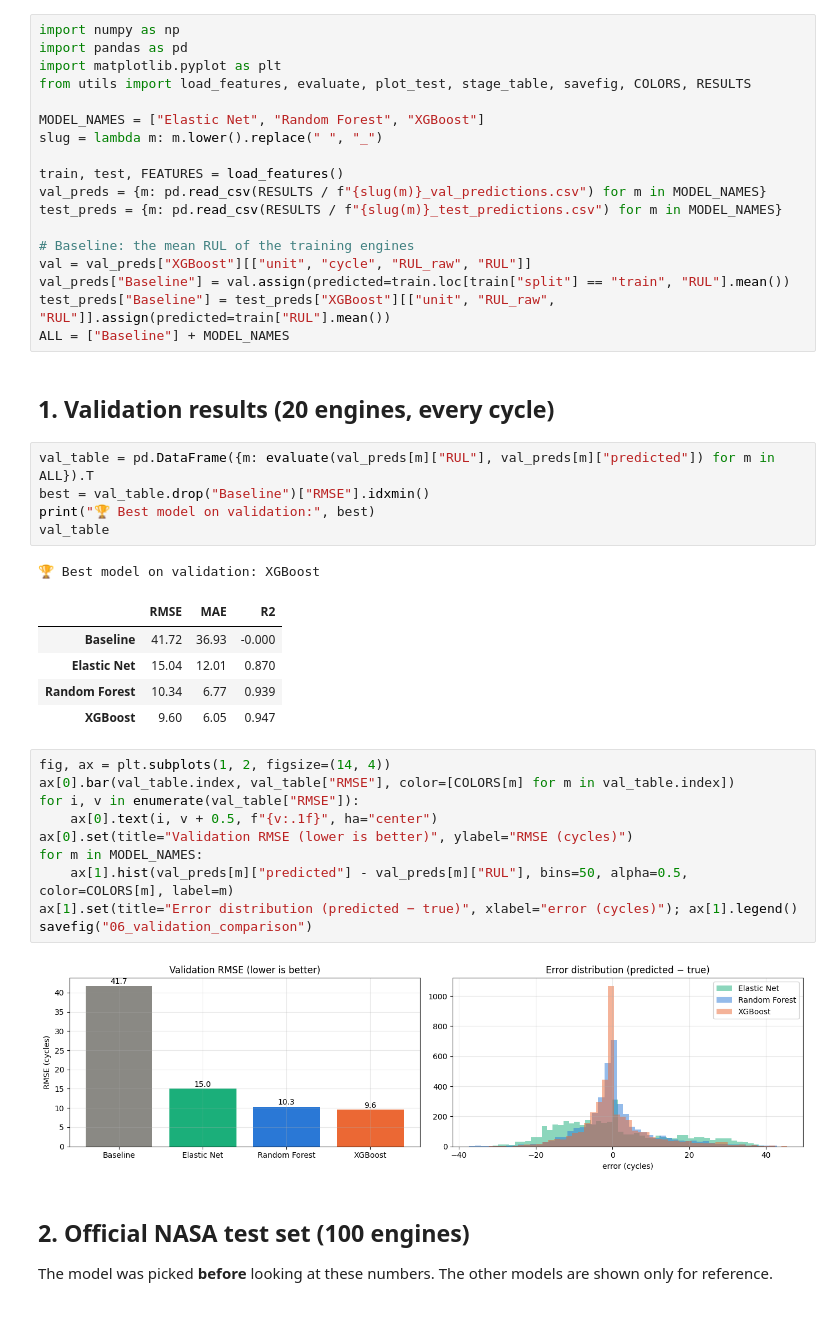
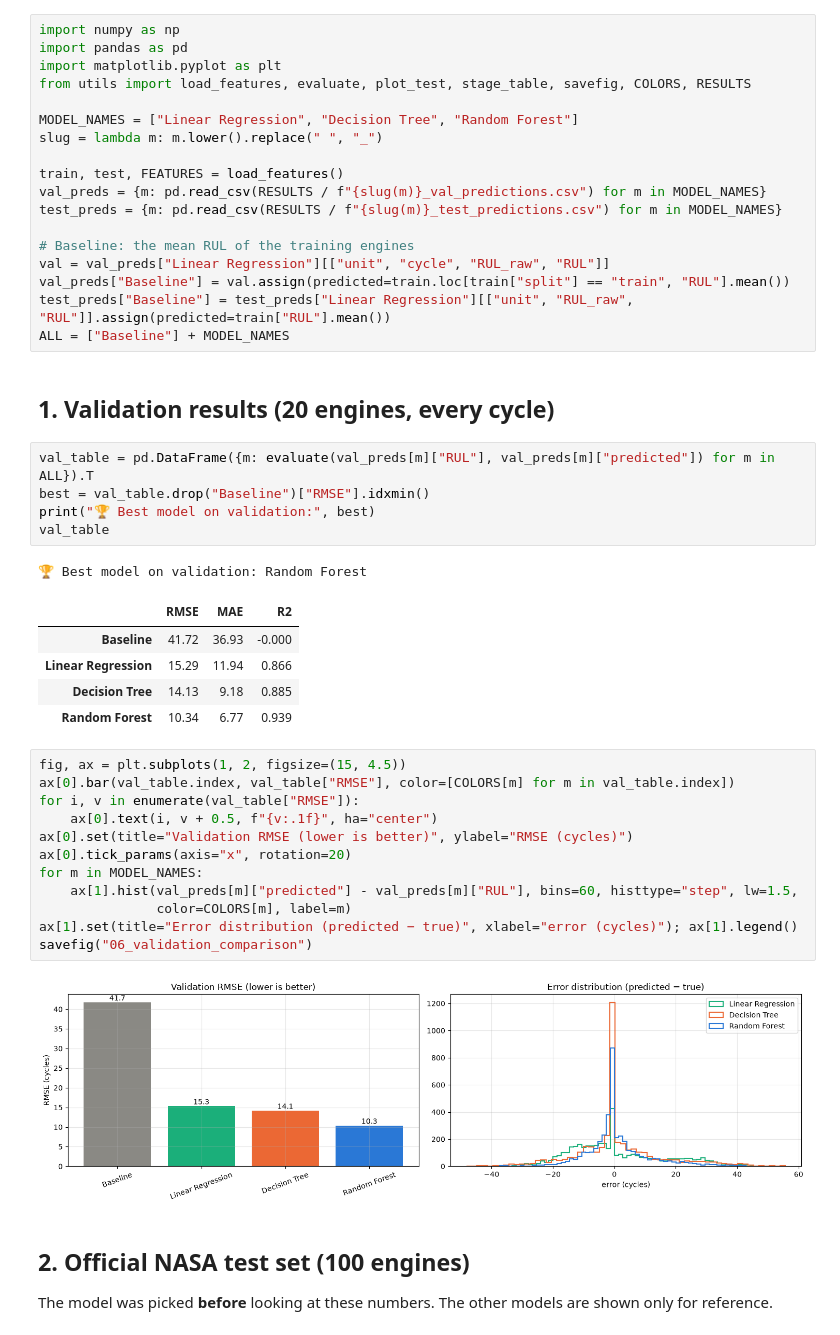
Before and after one commit to Arunjangir8/Capstone_AML, a Jupyter notebook: notebooks/06_Final_Comparison_and_Test_Results.ipynb, the cells around one changed output. Saved outputs shown, nothing was run; the diff lists cells and outputs as text.

```diff
--- a/notebooks/06_Final_Comparison_and_Test_Results.ipynb
+++ b/notebooks/06_Final_Comparison_and_Test_Results.ipynb
@@ -14,7 +14,7 @@ import pandas as pd
 import matplotlib.pyplot as plt
 from utils import load_features, evaluate, plot_test, stage_table, savefig, COLORS, RESULTS
 
-MODEL_NAMES = ["Elastic Net", "Random Forest", "XGBoost"]
+MODEL_NAMES = ["Linear Regression", "Decision Tree", "Random Forest"]
 slug = lambda m: m.lower().replace(" ", "_")
 
 train, test, FEATURES = load_features()
@@ -22,9 +22,9 @@ val_preds = {m: pd.read_csv(RESULTS / f"{slug(m)}_val_predictions.csv") for m in
 test_preds = {m: pd.read_csv(RESULTS / f"{slug(m)}_test_predictions.csv") for m in MODEL_NAMES}
 
 # Baseline: the mean RUL of the training engines
-val = val_preds["XGBoost"][["unit", "cycle", "RUL_raw", "RUL"]]
+val = val_preds["Linear Regression"][["unit", "cycle", "RUL_raw", "RUL"]]
 val_preds["Baseline"] = val.assign(predicted=train.loc[train["split"] == "train", "RUL"].mean())
-test_preds["Baseline"] = test_preds["XGBoost"][["unit", "RUL_raw", "RUL"]].assign(predicted=train["RUL"].mean())
+test_preds["Baseline"] = test_preds["Linear Regression"][["unit", "RUL_raw", "RUL"]].assign(predicted=train["RUL"].mean())
 ALL = ["Baseline"] + MODEL_NAMES
 # %% [markdown]
 ## 1. Validation results (20 engines, every cycle)
@@ -34,24 +34,26 @@ best = val_table.drop("Baseline")["RMSE"].idxmin()
 print("🏆 Best model on validation:", best)
 val_table
 # %% [output]
-🏆 Best model on validation: XGBoost
+🏆 Best model on validation: Random Forest
 |  | RMSE | MAE | R2 |
 | Baseline | 41.72 | 36.93 | -0.000 |
-| Elastic Net | 15.04 | 12.01 | 0.870 |
+| Linear Regression | 15.29 | 11.94 | 0.866 |
+| Decision Tree | 14.13 | 9.18 | 0.885 |
 | Random Forest | 10.34 | 6.77 | 0.939 |
-| XGBoost | 9.60 | 6.05 | 0.947 |
 # %%
-fig, ax = plt.subplots(1, 2, figsize=(14, 4))
+fig, ax = plt.subplots(1, 2, figsize=(15, 4.5))
 ax[0].bar(val_table.index, val_table["RMSE"], color=[COLORS[m] for m in val_table.index])
 for i, v in enumerate(val_table["RMSE"]):
     ax[0].text(i, v + 0.5, f"{v:.1f}", ha="center")
 ax[0].set(title="Validation RMSE (lower is better)", ylabel="RMSE (cycles)")
+ax[0].tick_params(axis="x", rotation=20)
 for m in MODEL_NAMES:
-    ax[1].hist(val_preds[m]["predicted"] - val_preds[m]["RUL"], bins=50, alpha=0.5, color=COLORS[m], label=m)
+    ax[1].hist(val_preds[m]["predicted"] - val_preds[m]["RUL"], bins=60, histtype="step", lw=1.5,
+               color=COLORS[m], label=m)
 ax[1].set(title="Error distribution (predicted − true)", xlabel="error (cycles)"); ax[1].legend()
 savefig("06_validation_comparison")
 # %% [output]
-[figure, old version]
+[figure, new version]
 # %% [markdown]
 ## 2. Official NASA test set (100 engines)
 The model was picked **before** looking at these numbers. The other models are shown only for reference.
```
Also changed, not shown: parts of 8 cells of this notebook, 46 other files.
